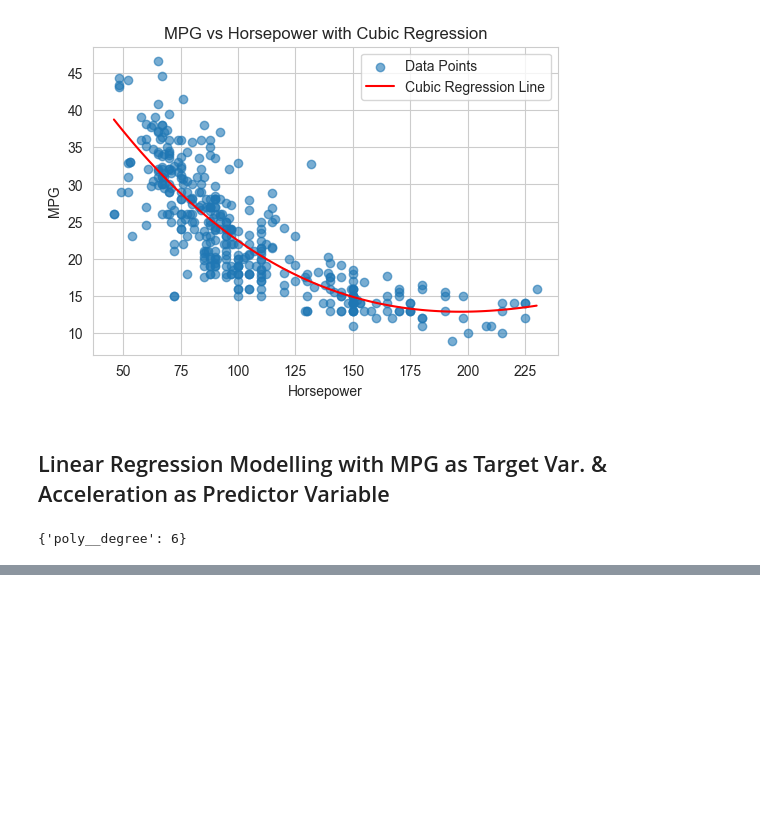
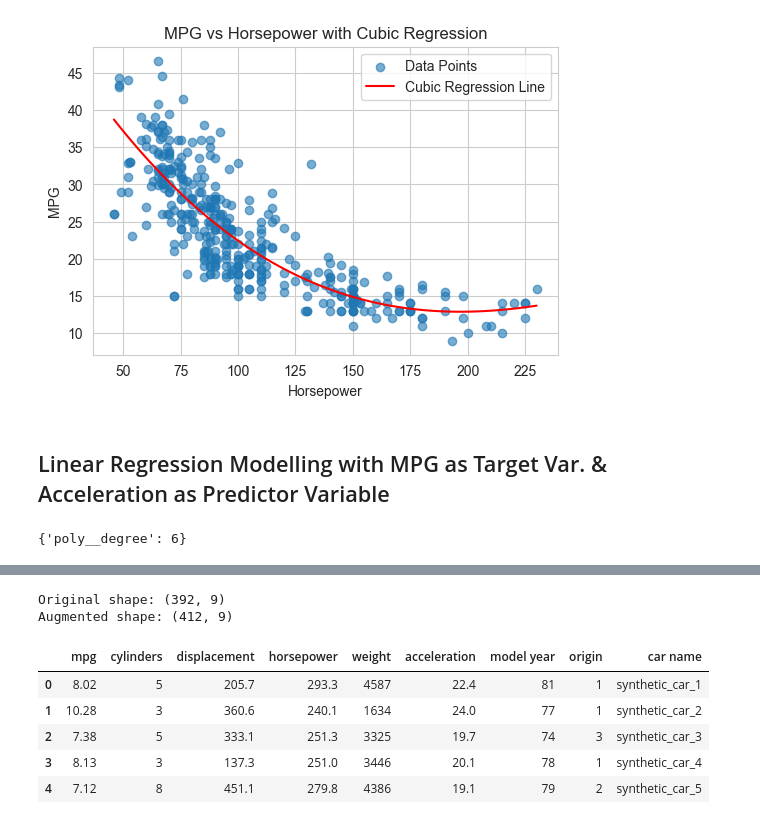
Before and after one commit to ericcoopey/dsa250_sp26, a Jupyter notebook: M5-MachineLearning/LAB-LinearRegAdvanced.ipynb, the cells around one changed output, grey strips where cells are left out. Saved outputs shown, nothing was run; the diff lists cells and outputs as text; code cells hidden in the pictures; blank space fills up the shorter version.

```diff
--- a/M5-MachineLearning/LAB-LinearRegAdvanced.ipynb
+++ b/M5-MachineLearning/LAB-LinearRegAdvanced.ipynb
@@ -377,0 +358,43 @@ strong multicollinearity or other numerical problems.
+# %%
+# copy the original dataset but add 20 new rows with horsepower values between 225 and 300
+# and mpg values between 7 and 12. Fill the remaining columns with random values
+# within the range of the original dataset.
+
+rng = np.random.default_rng(250)
+df_augmented = df.copy()
+
+new_rows = pd.DataFrame({
+    'mpg': rng.uniform(7, 12, 20),
+    'cylinders': rng.choice(sorted(df['cylinders'].unique()), 20),
+    'displacement': rng.uniform(df['displacement'].min(), df['displacement'].max(), 20),
+    'horsepower': rng.uniform(225, 300, 20),
+    'weight': rng.uniform(df['weight'].min(), df['weight'].max(), 20),
+    'acceleration': rng.uniform(df['acceleration'].min(), df['acceleration'].max(), 20),
+    'model year': rng.integers(df['model year'].min(), df['model year'].max() + 1, 20),
+    'origin': rng.choice(sorted(df['origin'].unique()), 20),
+    'car name': [f'synthetic_car_{i + 1}' for i in range(20)]
+})
+
+new_rows['mpg'] = new_rows['mpg'].round(2)
+new_rows['displacement'] = new_rows['displacement'].round(1)
+new_rows['horsepower'] = new_rows['horsepower'].round(1)
+new_rows['weight'] = new_rows['weight'].round(0).astype(int)
+new_rows['acceleration'] = new_rows['acceleration'].round(1)
+new_rows['model year'] = new_rows['model year'].astype(int)
+new_rows['origin'] = new_rows['origin'].astype(int)
+
+new_rows = new_rows[df.columns]
+df_augmented = pd.concat([df_augmented, new_rows], ignore_index=True)
+
+print('Original shape:', df.shape)
+print('Augmented shape:', df_augmented.shape)
+new_rows.head()
+# %% [output]
+Original shape: (392, 9)
+Augmented shape: (412, 9)
+|  | mpg | cylinders | displacement | horsepower | weight | acceleration | model year | origin | car name |
+| 0 | 8.02 | 5 | 205.7 | 293.3 | 4587 | 22.4 | 81 | 1 | synthetic_car_1 |
+| 1 | 10.28 | 3 | 360.6 | 240.1 | 1634 | 24.0 | 77 | 1 | synthetic_car_2 |
+| 2 | 7.38 | 5 | 333.1 | 251.3 | 3325 | 19.7 | 74 | 3 | synthetic_car_3 |
+| 3 | 8.13 | 3 | 137.3 | 251.0 | 3446 | 20.1 | 78 | 1 | synthetic_car_4 |
+| 4 | 7.12 | 8 | 451.1 | 279.8 | 4386 | 19.1 | 79 | 2 | synthetic_car_5 |
```
Also changed, not shown: parts of 25 cells of this notebook, 3 other files.
